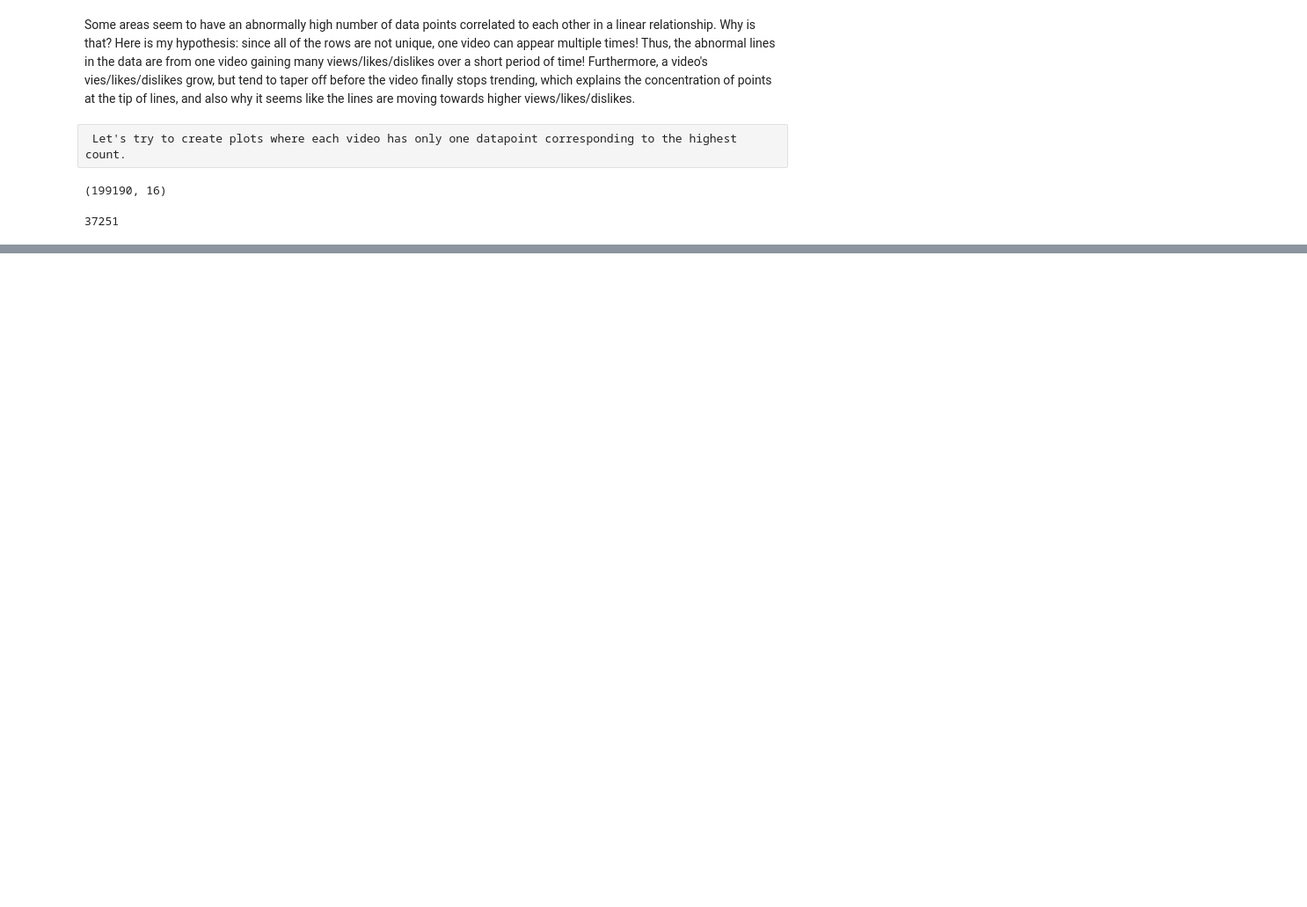
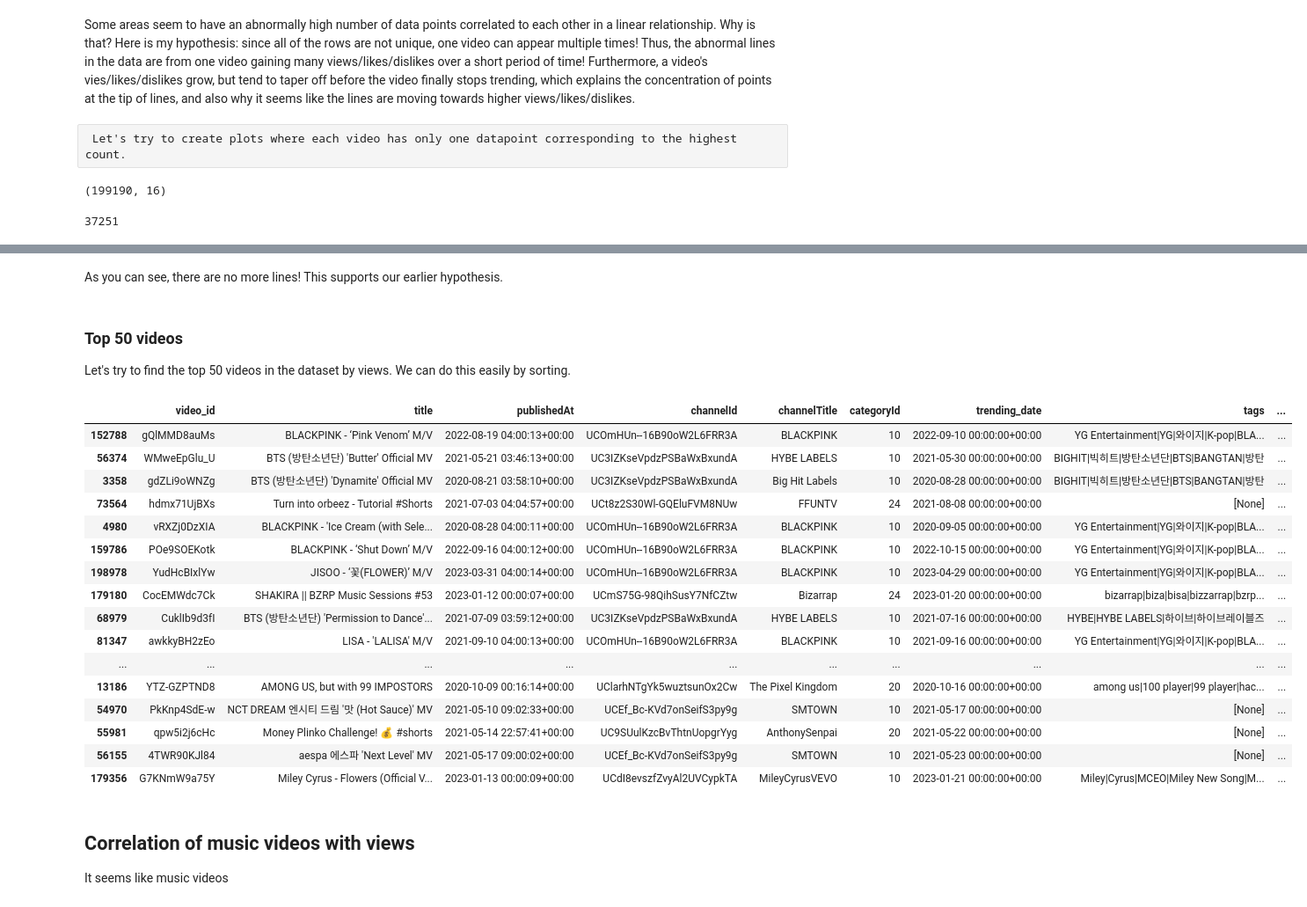
Before and after one commit to sbeven/sbeven.github.io, a Jupyter notebook: Final tutorial.ipynb, the cells around one changed output, grey strips where cells are left out. Shown: that part at 88% size. Cells and saved outputs as stored; diff of their text form; code cells hidden in the pictures; blank space fills up the shorter version.

Commit message:
made a df with unique videos

```diff
--- a/Final tutorial.ipynb
+++ b/Final tutorial.ipynb
@@ -194,0 +219,29 @@ As you can see, there are no more lines! This supports our earlier hypothesis.
+# %% [markdown]
+As you can see, there are no more lines! This supports our earlier hypothesis.
+# %% [markdown]
+### Top 50 videos
+Let's try to find the top 50 videos in the dataset by views. We can do this easily by sorting.
+# %%
+sorted_unique = unique.sort_values(by="view_count", ascending=False)
+sorted_unique.head(50)
+# %% [output]
+|  | video_id | title | publishedAt | channelId | channelTitle | categoryId | trending_date | tags | ... |
+| 152788 | gQlMMD8auMs | BLACKPINK - ‘Pink Venom’ M/V | 2022-08-19 04:00:13+00:00 | UCOmHUn--16B90oW2L6FRR3A | BLACKPINK | 10 | 2022-09-10 00:00:00+00:00 | YG Entertainment|YG|와이지|K-pop|BLA... | ... |
+| 56374 | WMweEpGlu_U | BTS (방탄소년단) 'Butter' Official MV | 2021-05-21 03:46:13+00:00 | UC3IZKseVpdzPSBaWxBxundA | HYBE LABELS | 10 | 2021-05-30 00:00:00+00:00 | BIGHIT|빅히트|방탄소년단|BTS|BANGTAN|방탄 | ... |
+| 3358 | gdZLi9oWNZg | BTS (방탄소년단) 'Dynamite' Official MV | 2020-08-21 03:58:10+00:00 | UC3IZKseVpdzPSBaWxBxundA | Big Hit Labels | 10 | 2020-08-28 00:00:00+00:00 | BIGHIT|빅히트|방탄소년단|BTS|BANGTAN|방탄 | ... |
+| 73564 | hdmx71UjBXs | Turn into orbeez - Tutorial #Shorts | 2021-07-03 04:04:57+00:00 | UCt8z2S30Wl-GQEluFVM8NUw | FFUNTV | 24 | 2021-08-08 00:00:00+00:00 | [None] | ... |
+| 4980 | vRXZj0DzXIA | BLACKPINK - 'Ice Cream (with Sele... | 2020-08-28 04:00:11+00:00 | UCOmHUn--16B90oW2L6FRR3A | BLACKPINK | 10 | 2020-09-05 00:00:00+00:00 | YG Entertainment|YG|와이지|K-pop|BLA... | ... |
+| 159786 | POe9SOEKotk | BLACKPINK - ‘Shut Down’ M/V | 2022-09-16 04:00:12+00:00 | UCOmHUn--16B90oW2L6FRR3A | BLACKPINK | 10 | 2022-10-15 00:00:00+00:00 | YG Entertainment|YG|와이지|K-pop|BLA... | ... |
+| 198978 | YudHcBIxlYw | JISOO - ‘꽃(FLOWER)’ M/V | 2023-03-31 04:00:14+00:00 | UCOmHUn--16B90oW2L6FRR3A | BLACKPINK | 10 | 2023-04-29 00:00:00+00:00 | YG Entertainment|YG|와이지|K-pop|BLA... | ... |
+| 179180 | CocEMWdc7Ck | SHAKIRA || BZRP Music Sessions #53 | 2023-01-12 00:00:07+00:00 | UCmS75G-98QihSusY7NfCZtw | Bizarrap | 24 | 2023-01-20 00:00:00+00:00 | bizarrap|biza|bisa|bizzarrap|bzrp... | ... |
+| 68979 | CuklIb9d3fI | BTS (방탄소년단) 'Permission to Dance'... | 2021-07-09 03:59:12+00:00 | UC3IZKseVpdzPSBaWxBxundA | HYBE LABELS | 10 | 2021-07-16 00:00:00+00:00 | HYBE|HYBE LABELS|하이브|하이브레이블즈 | ... |
+| 81347 | awkkyBH2zEo | LISA - 'LALISA' M/V | 2021-09-10 04:00:13+00:00 | UCOmHUn--16B90oW2L6FRR3A | BLACKPINK | 10 | 2021-09-16 00:00:00+00:00 | YG Entertainment|YG|와이지|K-pop|BLA... | ... |
+| ... | ... | ... | ... | ... | ... | ... | ... | ... | ... |
+| 13186 | YTZ-GZPTND8 | AMONG US, but with 99 IMPOSTORS | 2020-10-09 00:16:14+00:00 | UClarhNTgYk5wuztsunOx2Cw | The Pixel Kingdom | 20 | 2020-10-16 00:00:00+00:00 | among us|100 player|99 player|hac... | ... |
+| 54970 | PkKnp4SdE-w | NCT DREAM 엔시티 드림 '맛 (Hot Sauce)' MV | 2021-05-10 09:02:33+00:00 | UCEf_Bc-KVd7onSeifS3py9g | SMTOWN | 10 | 2021-05-17 00:00:00+00:00 | [None] | ... |
+| 55981 | qpw5i2j6cHc | Money Plinko Challenge! 💰 #shorts | 2021-05-14 22:57:41+00:00 | UC9SUulKzcBvThtnUopgrYyg | AnthonySenpai | 20 | 2021-05-22 00:00:00+00:00 | [None] | ... |
+| 56155 | 4TWR90KJl84 | aespa 에스파 'Next Level' MV | 2021-05-17 09:00:02+00:00 | UCEf_Bc-KVd7onSeifS3py9g | SMTOWN | 10 | 2021-05-23 00:00:00+00:00 | [None] | ... |
+| 179356 | G7KNmW9a75Y | Miley Cyrus - Flowers (Official V... | 2023-01-13 00:00:09+00:00 | UCdI8evszfZvyAl2UVCypkTA | MileyCyrusVEVO | 10 | 2023-01-21 00:00:00+00:00 | Miley|Cyrus|MCEO|Miley New Song|M... | ... |
+# %% [markdown]
+## Correlation of music videos with views
+It seems like music videos
```
Also changed, not shown: parts of 24 cells of this notebook, 1 other file.
